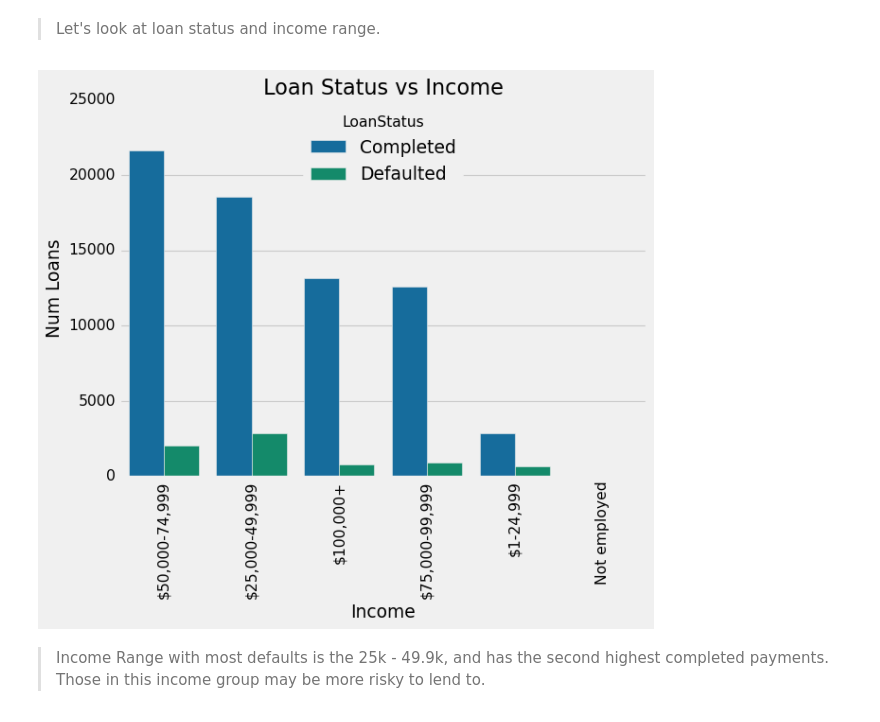
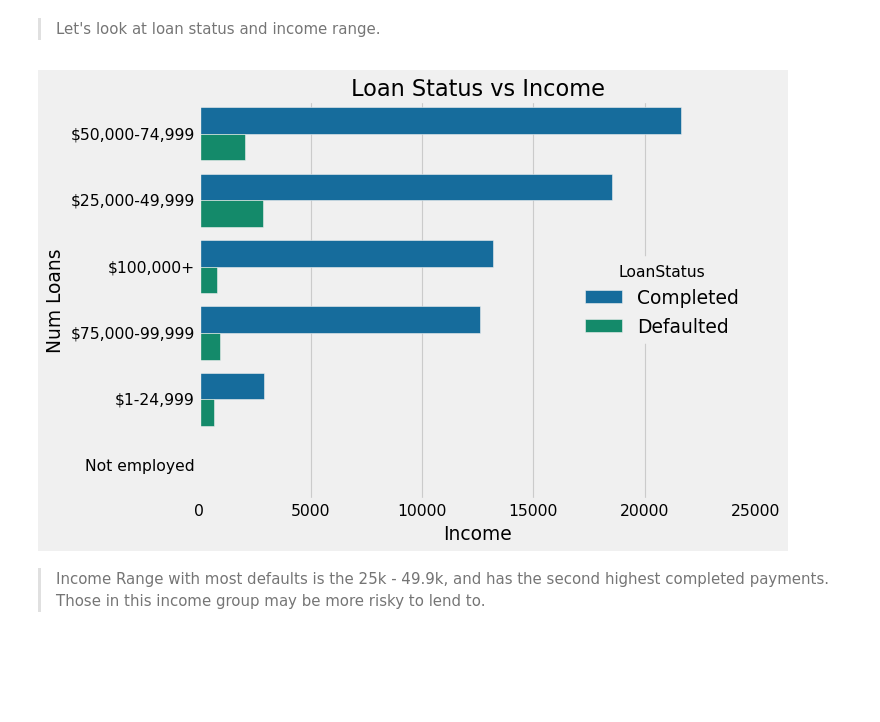
Before and after one commit to esch3/credit-risk-analysis, a Jupyter notebook: exploration_template.ipynb, the cells around one changed output. Cells and saved outputs as stored; diff of their text form; code cells hidden in the pictures; blank space fills up the shorter version.

```diff
--- a/exploration_template.ipynb
+++ b/exploration_template.ipynb
@@ -286,13 +286,13 @@ plt.title('Loan Status vs Occupataion');
 > Let's look at loan status and income range.
 # %%
 plt.style.use('seaborn-colorblind')
-sns.countplot(data = df_b, x='IncomeRange', hue='LoanStatus');
+sns.countplot(data = df_b, y='IncomeRange', hue='LoanStatus');
 plt.xlabel('Income')
 plt.ylabel('Num Loans')
 plt.title('Loan Status vs Income');
-plt.xticks(rotation = 90);
+plt.xticks(rotation = 0);
 # %% [output]
-[figure, old version]
+[figure, new version]
 # %% [markdown]
 > Income Range with most defaults is the 25k - 49.9k, and has the second highest completed payments. Those in this income group may be more risky to lend to.
 # %%
```
Also changed, not shown: parts of 3 cells of this notebook, 3 other files.
